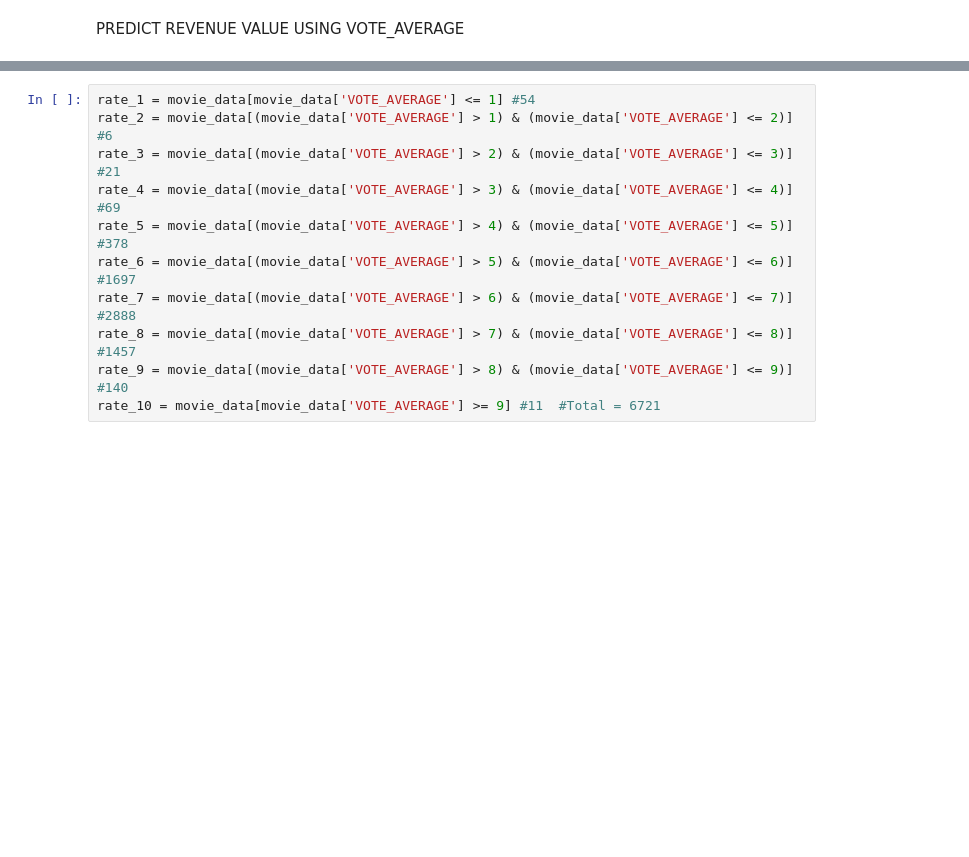
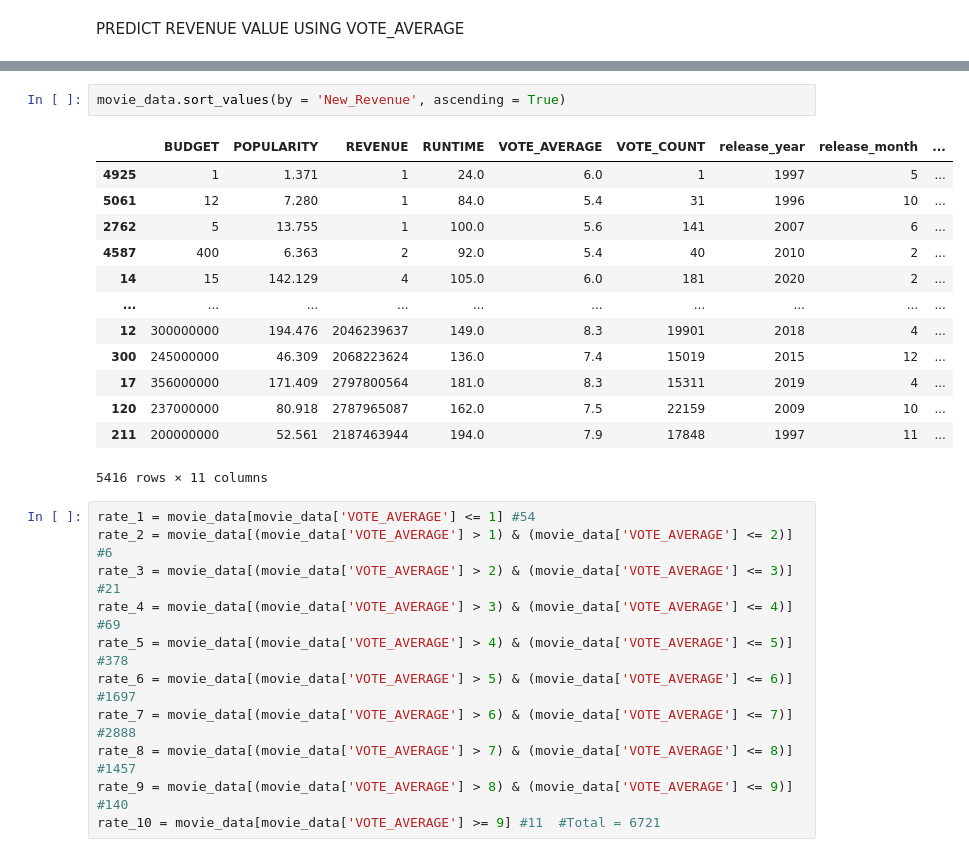
Before and after one commit to EZQQQQ/Movie-Analysis, a Jupyter notebook: MAIN-Copy1.ipynb, the cells around one changed output, grey strips where cells are left out. Drawn from its saved outputs; the diff is of its cells as text; blank space fills up the shorter version.

```diff
--- a/MAIN-Copy1.ipynb
+++ b/MAIN-Copy1.ipynb
@@ -330,6 +329,22 @@ movie_data.head()
 | 2 | 75000000 | 361.237 | 201858461 | 109.0 | 7.2 | 6022 | 2020 | 5 | ... |
 | 3 | 90000000 | 337.346 | 419074646 | 124.0 | 7.2 | 5392 | 2020 | 1 | ... |
 | 4 | 42000000 | 253.895 | 30234182 | 110.0 | 7.0 | 3216 | 2020 | 5 | ... |
+# %%
+movie_data.sort_values(by = 'New_Revenue', ascending = True)
+# %% [output]
+|  | BUDGET | POPULARITY | REVENUE | RUNTIME | VOTE_AVERAGE | VOTE_COUNT | release_year | release_month | ... |
+| 4925 | 1 | 1.371 | 1 | 24.0 | 6.0 | 1 | 1997 | 5 | ... |
+| 5061 | 12 | 7.280 | 1 | 84.0 | 5.4 | 31 | 1996 | 10 | ... |
+| 2762 | 5 | 13.755 | 1 | 100.0 | 5.6 | 141 | 2007 | 6 | ... |
+| 4587 | 400 | 6.363 | 2 | 92.0 | 5.4 | 40 | 2010 | 2 | ... |
+| 14 | 15 | 142.129 | 4 | 105.0 | 6.0 | 181 | 2020 | 2 | ... |
+| ... | ... | ... | ... | ... | ... | ... | ... | ... | ... |
+| 12 | 300000000 | 194.476 | 2046239637 | 149.0 | 8.3 | 19901 | 2018 | 4 | ... |
+| 300 | 245000000 | 46.309 | 2068223624 | 136.0 | 7.4 | 15019 | 2015 | 12 | ... |
+| 17 | 356000000 | 171.409 | 2797800564 | 181.0 | 8.3 | 15311 | 2019 | 4 | ... |
+| 120 | 237000000 | 80.918 | 2787965087 | 162.0 | 7.5 | 22159 | 2009 | 10 | ... |
+| 211 | 200000000 | 52.561 | 2187463944 | 194.0 | 7.9 | 17848 | 1997 | 11 | ... |
+5416 rows × 11 columns
 # %%
 rate_1 = movie_data[movie_data['VOTE_AVERAGE'] <= 1] #54
 rate_2 = movie_data[(movie_data['VOTE_AVERAGE'] > 1) & (movie_data['VOTE_AVERAGE'] <= 2)] #6
```
Also changed, not shown: parts of 4 cells of this notebook.
